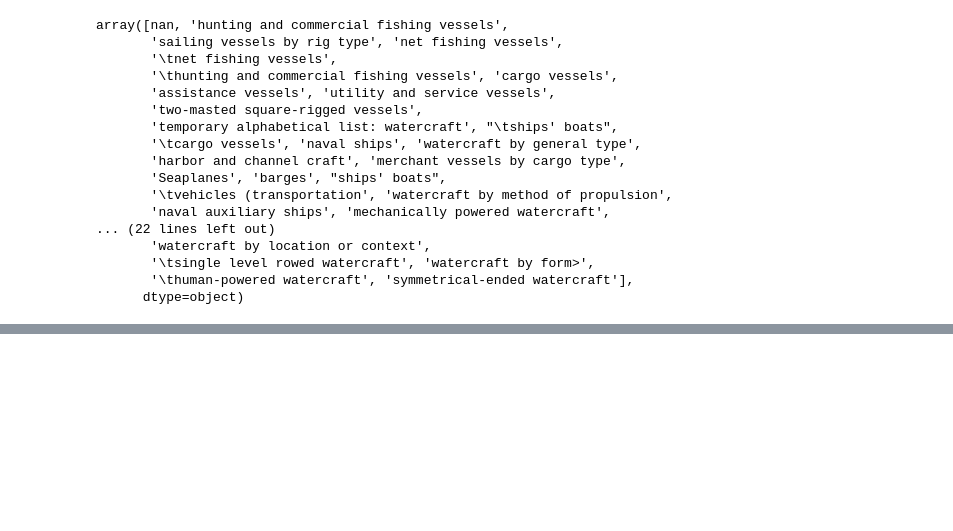
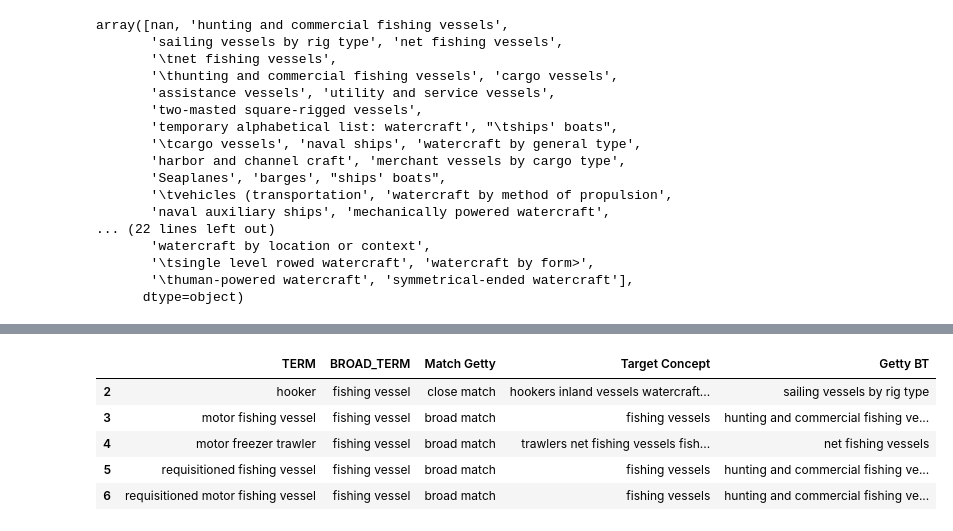
Before and after one commit to shrikriti5singh/mastersproject, a Jupyter notebook: EDA thesaurus.ipynb, the cells around one changed output, grey strips where cells are left out. Cells and saved outputs as stored; diff of their text form; code cells hidden in the pictures; blank space fills up the shorter version.

```diff
--- a/EDA thesaurus.ipynb
+++ b/EDA thesaurus.ipynb
@@ -130,0 +196,25 @@ array([nan, 'hunting and commercial fishing vessels',
+# %%
+import traceback
+
+def preprocess_text(text_data):
+    preprocessed_text = []
+    for sent in tqdm(text_data):
+        if sent is not None:
+            if pd.isna(sent):
+                sent = "NA"
+            try:
+                sent = sent.replace('\\r', ' ')
+                sent = sent.replace('\\n', ' ')
+                sent = sent.replace('\\t', ' ')
+                sent = sent.replace('\\"', '')
+                sent = sent.replace('\t',' ')
+                sent = sent.replace('(', '')
+                sent = sent.replace(')', '')
+                sent = sent.replace('<', '')
+                sent = sent.replace('>', '')
+                sent = re.sub('[^A-Za-z0-9]+', ' ', sent)
+                preprocessed_text.append(sent.lower().strip())
+            except Exception as e:
+                print("Exception occurred for sentence: ", sent)
+                print(e)
+    return preprocessed_text
@@ -130,0 +234,9 @@ array([nan, 'hunting and commercial fishing vessels',
+# %%
+data.head()
+# %% [output]
+|  | TERM | BROAD_TERM | Match Getty | Target Concept | Getty BT |
+| 2 | hooker | fishing vessel | close match | hookers inland vessels watercraft... | sailing vessels by rig type |
+| 3 | motor fishing vessel | fishing vessel | broad match | fishing vessels | hunting and commercial fishing ve... |
+| 4 | motor freezer trawler | fishing vessel | broad match | trawlers net fishing vessels fish... | net fishing vessels |
+| 5 | requisitioned fishing vessel | fishing vessel | broad match | fishing vessels | hunting and commercial fishing ve... |
+| 6 | requisitioned motor fishing vessel | fishing vessel | broad match | fishing vessels | hunting and commercial fishing ve... |
```
Also changed, not shown: parts of 10 cells of this notebook.
